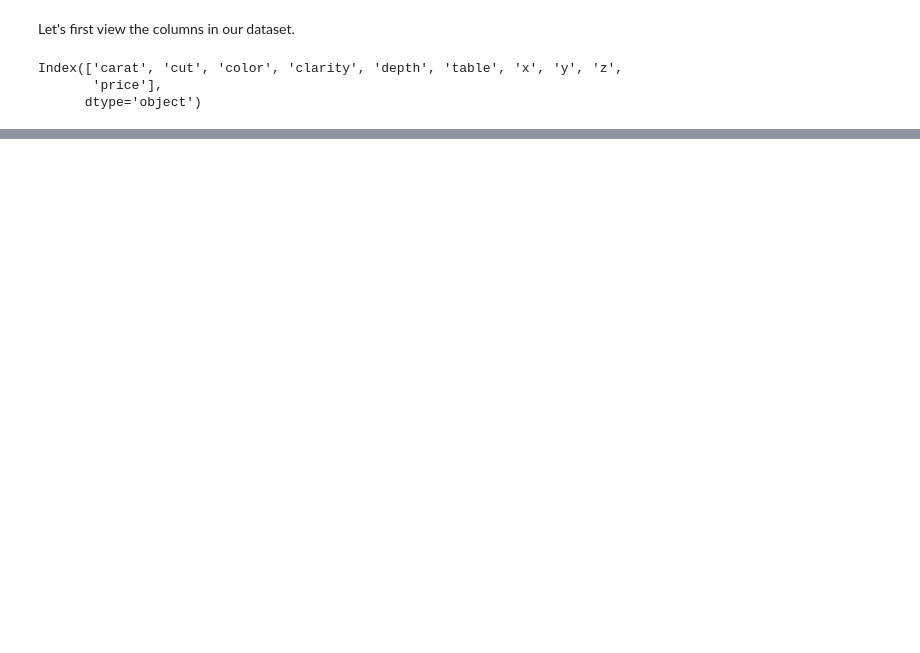
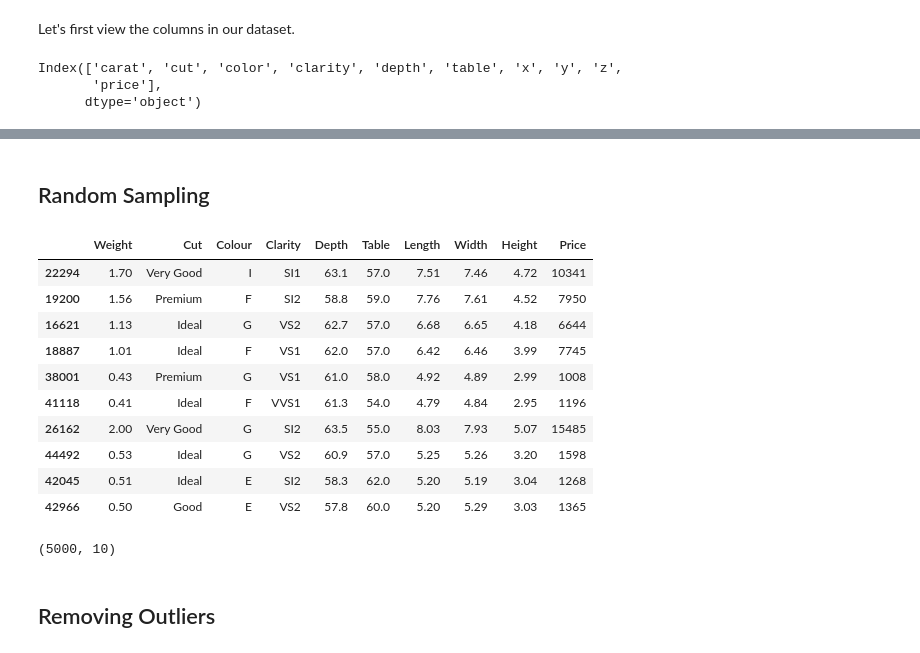
Before and after one commit to s3668011/mathematics_for_computing_phase1, a Jupyter notebook: phase1_report.ipynb, the cells around one changed output, grey strips where cells are left out. Cells and saved outputs as stored; diff of their text form; code cells hidden in the pictures; blank space fills up the shorter version.

```diff
--- a/phase1_report.ipynb
+++ b/phase1_report.ipynb
@@ -178,0 +258,24 @@ melb_df.sample(5, random_state=999)
+# %% [markdown]
+## Random Sampling
+# %%
+ds_df = ds_df.sample(n=5000, random_state=999)
+
+ds_df.sample(10, random_state=999)
+# %% [output]
+|  | Weight | Cut | Colour | Clarity | Depth | Table | Length | Width | Height | Price |
+| 22294 | 1.70 | Very Good | I | SI1 | 63.1 | 57.0 | 7.51 | 7.46 | 4.72 | 10341 |
+| 19200 | 1.56 | Premium | F | SI2 | 58.8 | 59.0 | 7.76 | 7.61 | 4.52 | 7950 |
+| 16621 | 1.13 | Ideal | G | VS2 | 62.7 | 57.0 | 6.68 | 6.65 | 4.18 | 6644 |
+| 18887 | 1.01 | Ideal | F | VS1 | 62.0 | 57.0 | 6.42 | 6.46 | 3.99 | 7745 |
+| 38001 | 0.43 | Premium | G | VS1 | 61.0 | 58.0 | 4.92 | 4.89 | 2.99 | 1008 |
+| 41118 | 0.41 | Ideal | F | VVS1 | 61.3 | 54.0 | 4.79 | 4.84 | 2.95 | 1196 |
+| 26162 | 2.00 | Very Good | G | SI2 | 63.5 | 55.0 | 8.03 | 7.93 | 5.07 | 15485 |
+| 44492 | 0.53 | Ideal | G | VS2 | 60.9 | 57.0 | 5.25 | 5.26 | 3.20 | 1598 |
+| 42045 | 0.51 | Ideal | E | SI2 | 58.3 | 62.0 | 5.20 | 5.19 | 3.04 | 1268 |
+| 42966 | 0.50 | Good | E | VS2 | 57.8 | 60.0 | 5.20 | 5.29 | 3.03 | 1365 |
+# %%
+ds_df.shape
+# %% [output]
+(5000, 10)
+# %% [markdown]
+## Removing Outliers
```
Also changed, not shown: parts of 10 cells of this notebook.
